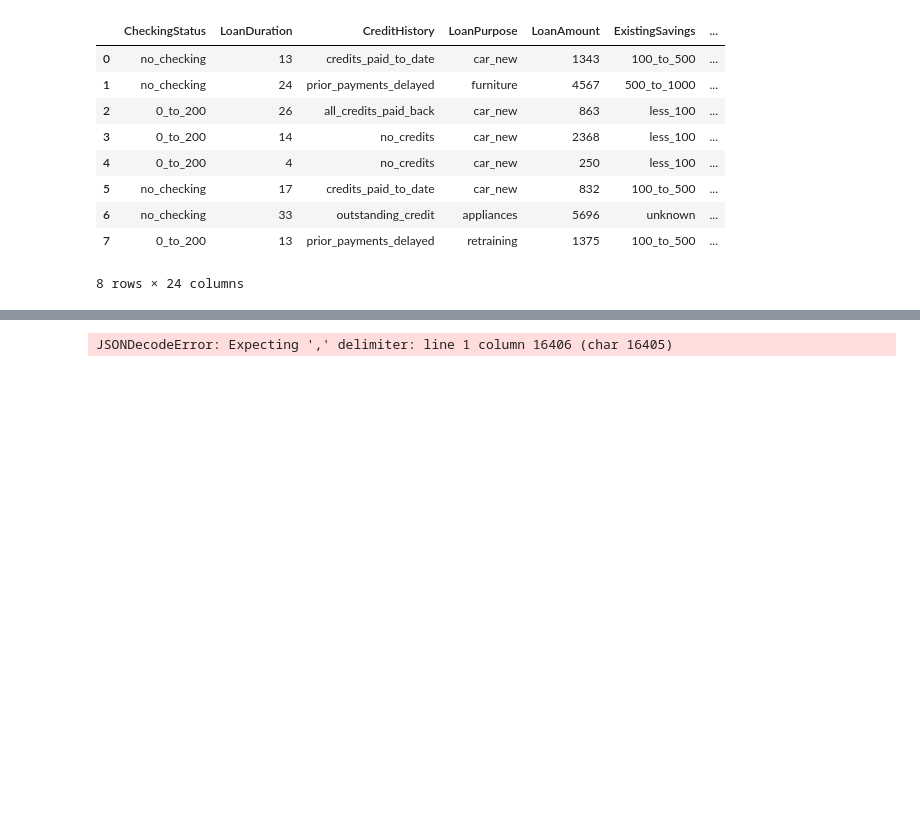
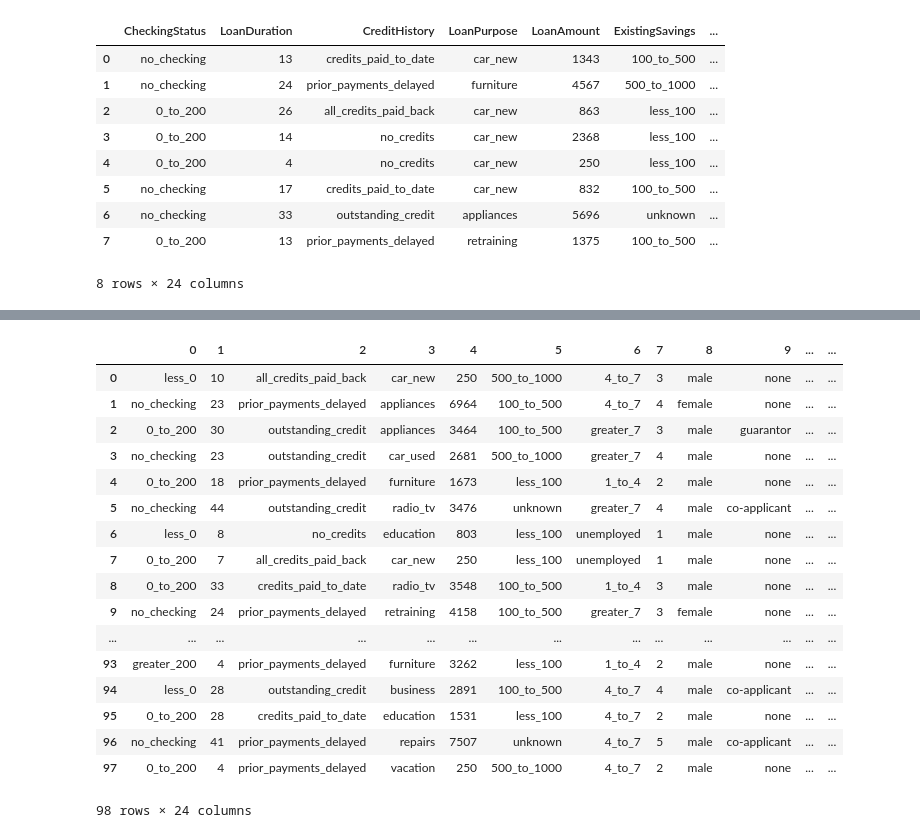
Before and after one commit to GauravGoswami/ai-openscale-tutorials, a Jupyter notebook: assets/manipulate_data.ipynb, the cells around one changed output, grey strips where cells are left out. Cells and saved outputs as stored; diff of their text form; code cells hidden in the pictures; blank space fills up the shorter version.

Commit message:
adding manipulated data files

```diff
--- a/assets/manipulate_data.ipynb
+++ b/assets/manipulate_data.ipynb
@@ -535,6 +536,23 @@ json.dump(obj=output_dict, fp=outfile)
 # %%
 with open('manipulated_data/initial_feedback.json') as infile:
     test = json.loads(infile.read())
-pd.DataFrame.from_records(test).head()
+pd.DataFrame.from_records(test['data'])
 # %% [output]
+|  | 0 | 1 | 2 | 3 | 4 | 5 | 6 | 7 | 8 | 9 | ... | ... |
+| 0 | less_0 | 10 | all_credits_paid_back | car_new | 250 | 500_to_1000 | 4_to_7 | 3 | male | none | ... | ... |
+| 1 | no_checking | 23 | prior_payments_delayed | appliances | 6964 | 100_to_500 | 4_to_7 | 4 | female | none | ... | ... |
+| 2 | 0_to_200 | 30 | outstanding_credit | appliances | 3464 | 100_to_500 | greater_7 | 3 | male | guarantor | ... | ... |
+| 3 | no_checking | 23 | outstanding_credit | car_used | 2681 | 500_to_1000 | greater_7 | 4 | male | none | ... | ... |
+| 4 | 0_to_200 | 18 | prior_payments_delayed | furniture | 1673 | less_100 | 1_to_4 | 2 | male | none | ... | ... |
+| 5 | no_checking | 44 | outstanding_credit | radio_tv | 3476 | unknown | greater_7 | 4 | male | co-applicant | ... | ... |
+| 6 | less_0 | 8 | no_credits | education | 803 | less_100 | unemployed | 1 | male | none | ... | ... |
+| 7 | 0_to_200 | 7 | all_credits_paid_back | car_new | 250 | less_100 | unemployed | 1 | male | none | ... | ... |
+| 8 | 0_to_200 | 33 | credits_paid_to_date | radio_tv | 3548 | 100_to_500 | 1_to_4 | 3 | male | none | ... | ... |
+| 9 | no_checking | 24 | prior_payments_delayed | retraining | 4158 | 100_to_500 | greater_7 | 3 | female | none | ... | ... |
+| ... | ... | ... | ... | ... | ... | ... | ... | ... | ... | ... | ... | ... |
+| 93 | greater_200 | 4 | prior_payments_delayed | furniture | 3262 | less_100 | 1_to_4 | 2 | male | none | ... | ... |
+| 94 | less_0 | 28 | outstanding_credit | business | 2891 | 100_to_500 | 4_to_7 | 4 | male | co-applicant | ... | ... |
+| 95 | 0_to_200 | 28 | credits_paid_to_date | education | 1531 | less_100 | 4_to_7 | 2 | male | none | ... | ... |
+| 96 | no_checking | 41 | prior_payments_delayed | repairs | 7507 | unknown | 4_to_7 | 5 | male | co-applicant | ... | ... |
+| 97 | 0_to_200 | 4 | prior_payments_delayed | vacation | 250 | 500_to_1000 | 4_to_7 | 2 | male | none | ... | ... |
-JSONDecodeError: Expecting ',' delimiter: line 1 column 16406 (char 16405)
+98 rows × 24 columns
```
Also changed, not shown: parts of 5 cells of this notebook, 1 other file.
